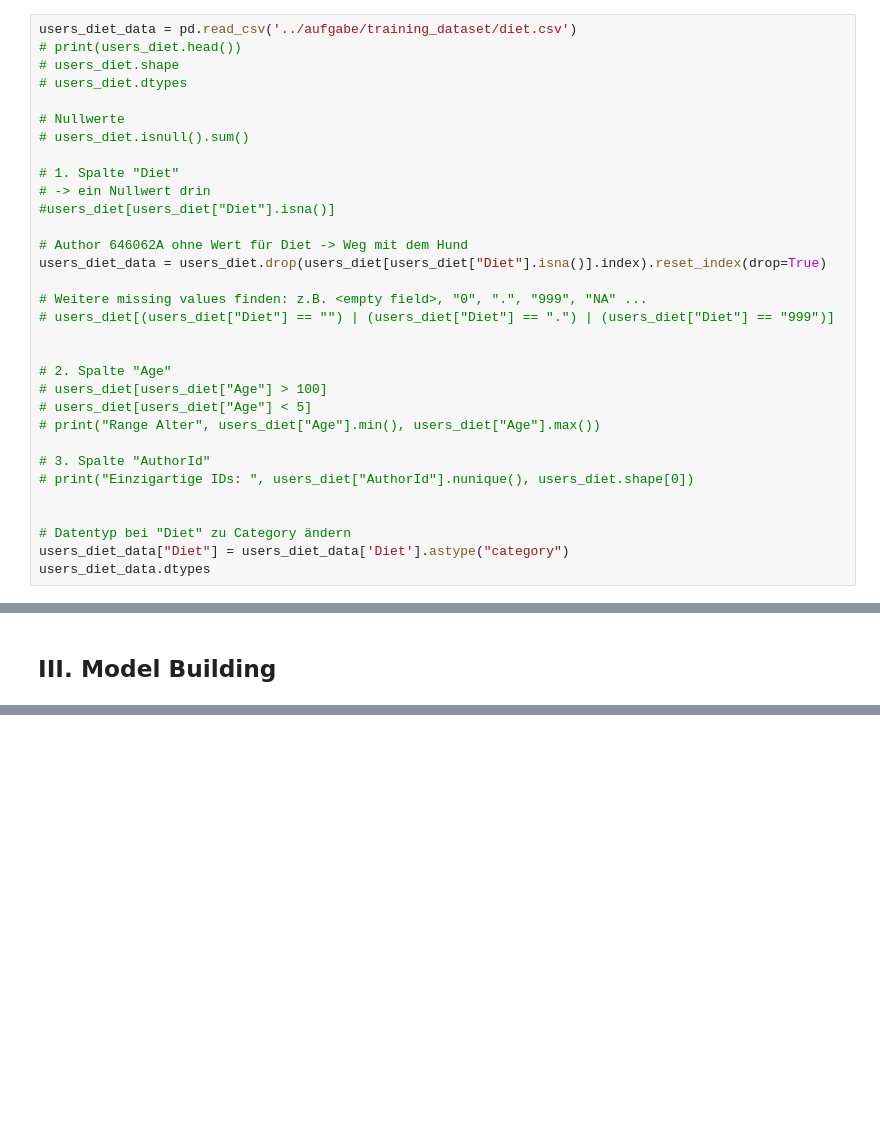
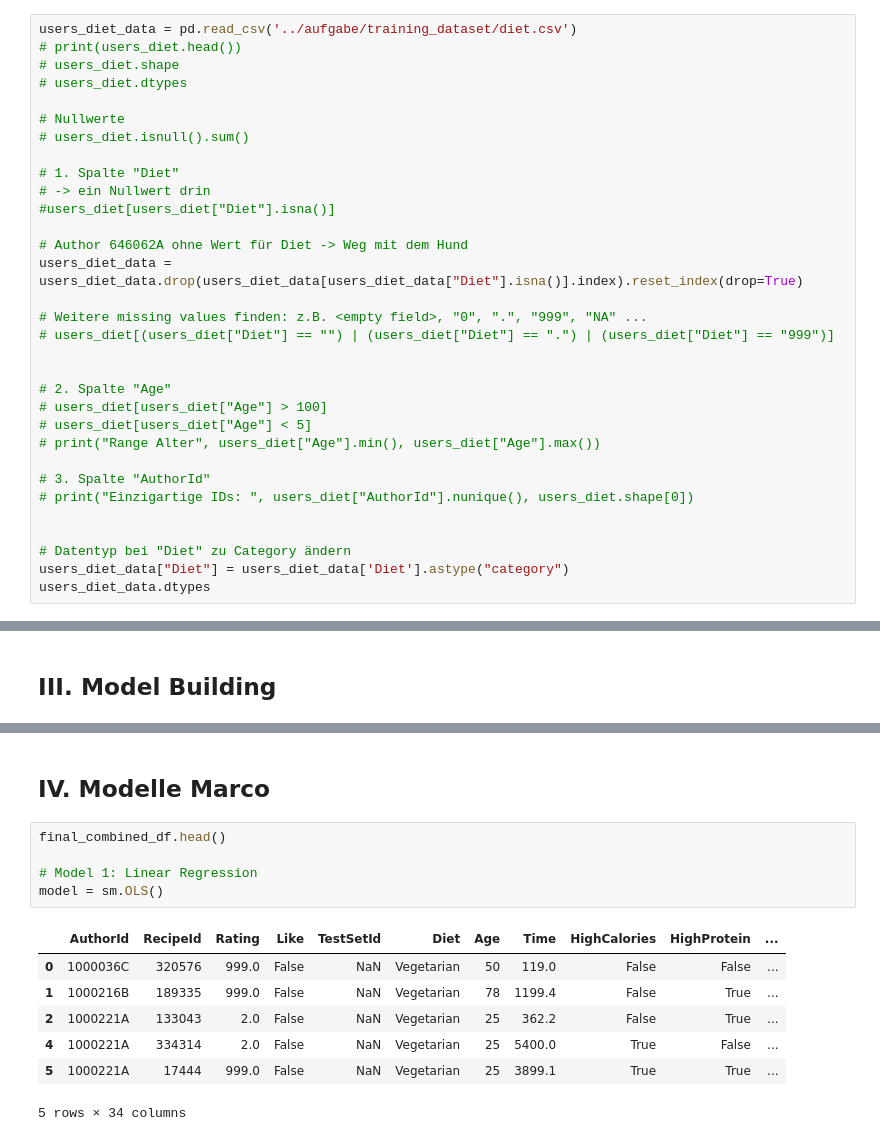
Before and after one commit to marcolutz00/AC-Cup, a Jupyter notebook: solution-1.0/solution.ipynb, the cells around one changed output, grey strips where cells are left out. Cells and saved outputs as stored; diff of their text form; blank space fills up the shorter version.

```diff
--- a/solution-1.0/solution.ipynb
+++ b/solution-1.0/solution.ipynb
@@ -28,7 +29,7 @@ users_diet_data = pd.read_csv('../aufgabe/training_dataset/diet.csv')
 #users_diet[users_diet["Diet"].isna()]
 
 # Author 646062A ohne Wert für Diet -> Weg mit dem Hund
-users_diet_data = users_diet.drop(users_diet[users_diet["Diet"].isna()].index).reset_index(drop=True)
+users_diet_data = users_diet_data.drop(users_diet_data[users_diet_data["Diet"].isna()].index).reset_index(drop=True)
 
 # Weitere missing values finden: z.B. <empty field>, "0", ".", "999", "NA" ...
 # users_diet[(users_diet["Diet"] == "") | (users_diet["Diet"] == ".") | (users_diet["Diet"] == "999")]
@@ -565,0 +561,15 @@ Anzahl false:  8838
+# %% [markdown]
+## IV. Modelle Marco
+# %%
+final_combined_df.head()
+
+# Model 1: Linear Regression
+model = sm.OLS()
+# %% [output]
+|  | AuthorId | RecipeId | Rating | Like | TestSetId | Diet | Age | Time | HighCalories | HighProtein | ... |
+| 0 | 1000036C | 320576 | 999.0 | False | NaN | Vegetarian | 50 | 119.0 | False | False | ... |
+| 1 | 1000216B | 189335 | 999.0 | False | NaN | Vegetarian | 78 | 1199.4 | False | True | ... |
+| 2 | 1000221A | 133043 | 2.0 | False | NaN | Vegetarian | 25 | 362.2 | False | True | ... |
+| 4 | 1000221A | 334314 | 2.0 | False | NaN | Vegetarian | 25 | 5400.0 | True | False | ... |
+| 5 | 1000221A | 17444 | 999.0 | False | NaN | Vegetarian | 25 | 3899.1 | True | True | ... |
+5 rows × 34 columns
```
Also changed, not shown: parts of 4 cells of this notebook.
